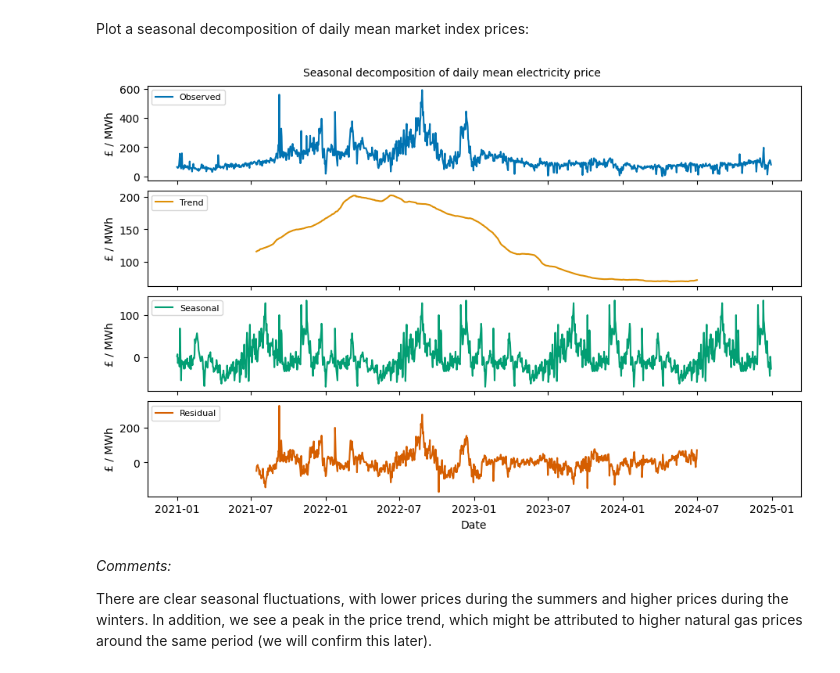
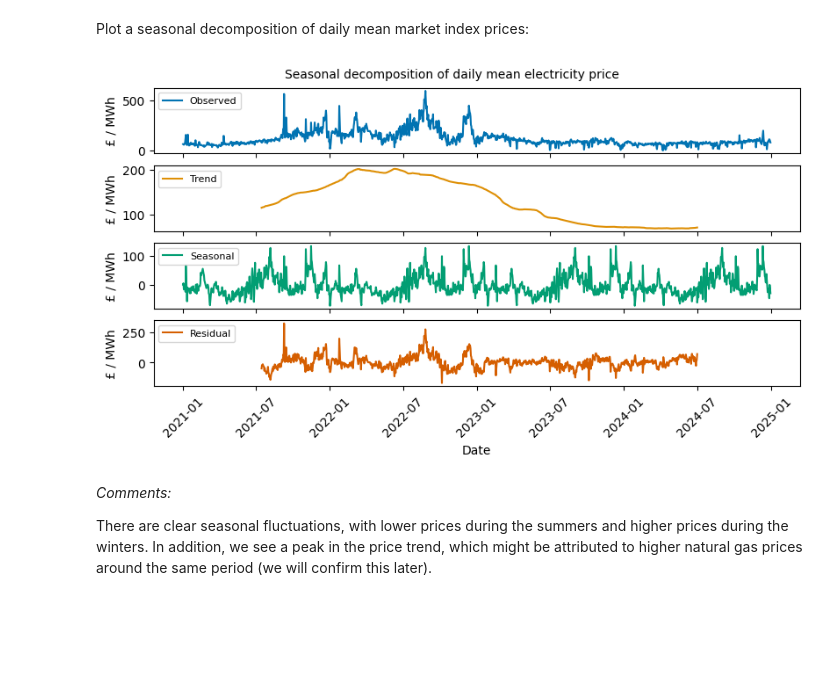
Before and after one commit to christianfenton/electricity_pricing, a Jupyter notebook: notebooks/exploratory_analysis.ipynb, the cells around one changed output. Drawn from its saved outputs; the diff is of its cells as text; code cells hidden in the pictures; blank space fills up the shorter version.

```diff
--- a/notebooks/exploratory_analysis.ipynb
+++ b/notebooks/exploratory_analysis.ipynb
@@ -71,23 +72,24 @@ Plot a seasonal decomposition of daily mean market index prices:
 # %%
 from statsmodels.tsa.seasonal import seasonal_decompose
 
 daily_mip = df_electricity.groupby('settlementDate')['marketIndexPrice'].mean()
 decomposition = seasonal_decompose(daily_mip, model='additive', period=365)
 
-fig, axes = plt.subplots(4, 1, figsize=(9, 6), layout='constrained', sharex=True)
+fig, axes = plt.subplots(4, 1, figsize=(16/2, 9/2), layout='constrained', sharex=True)
 colors = sns.color_palette("colorblind", 4)
 axes[0].plot(decomposition.observed.index, decomposition.observed.values, label='Observed', color=colors[0])
 axes[1].plot(decomposition.trend.index, decomposition.trend.values, label='Trend', color=colors[1])
 axes[2].plot(decomposition.seasonal.index, decomposition.seasonal.values, label='Seasonal', color=colors[2])
 axes[3].plot(decomposition.resid.index, decomposition.resid.values, label='Residual', color=colors[3])
 axes[3].set_xlabel('Date', fontsize=10)
 for ax in axes:
     ax.set_ylabel('£ / MWh', fontsize=10)
     ax.legend(loc='upper left', fontsize=8)
 fig.suptitle('Seasonal decomposition of daily mean electricity price', fontsize=10)
+plt.xticks(rotation=45)
 plt.show()
 # %% [output]
-[figure, old version]
+[figure, new version]
 # %% [markdown]
 *Comments:*
 
```
Also changed, not shown: parts of 16 cells of this notebook, 4 other files.
